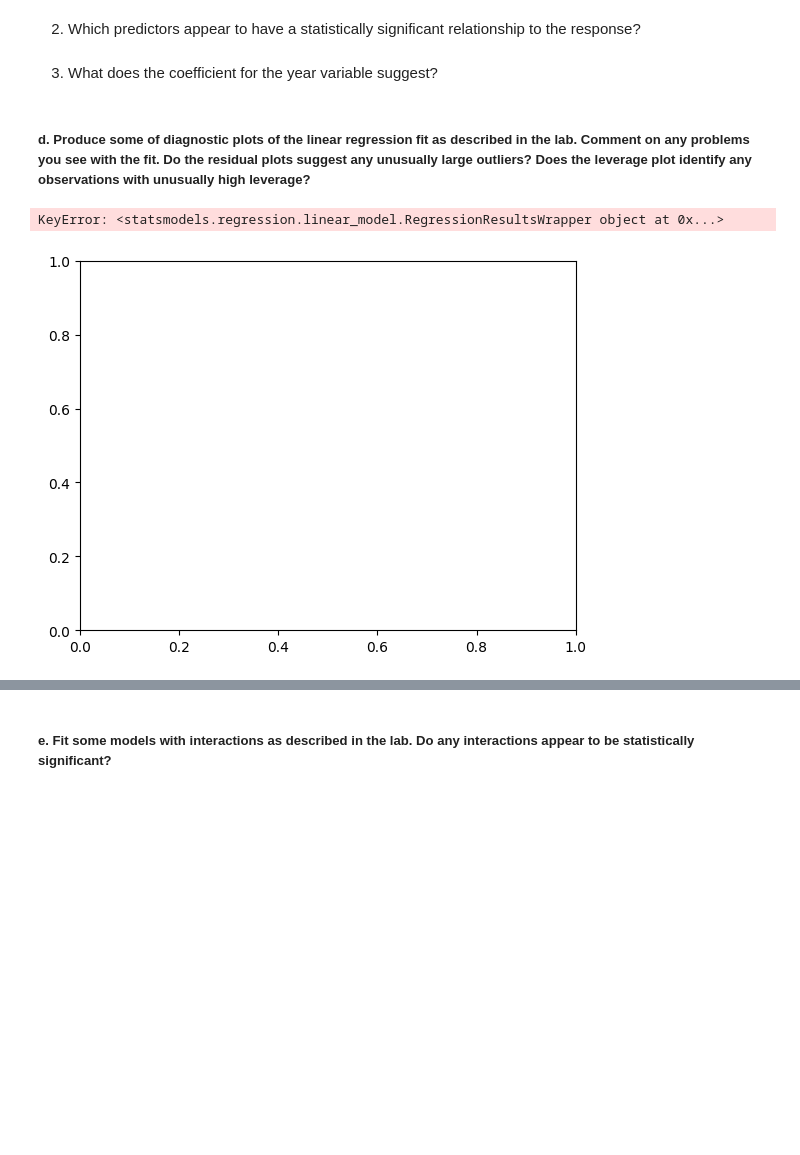
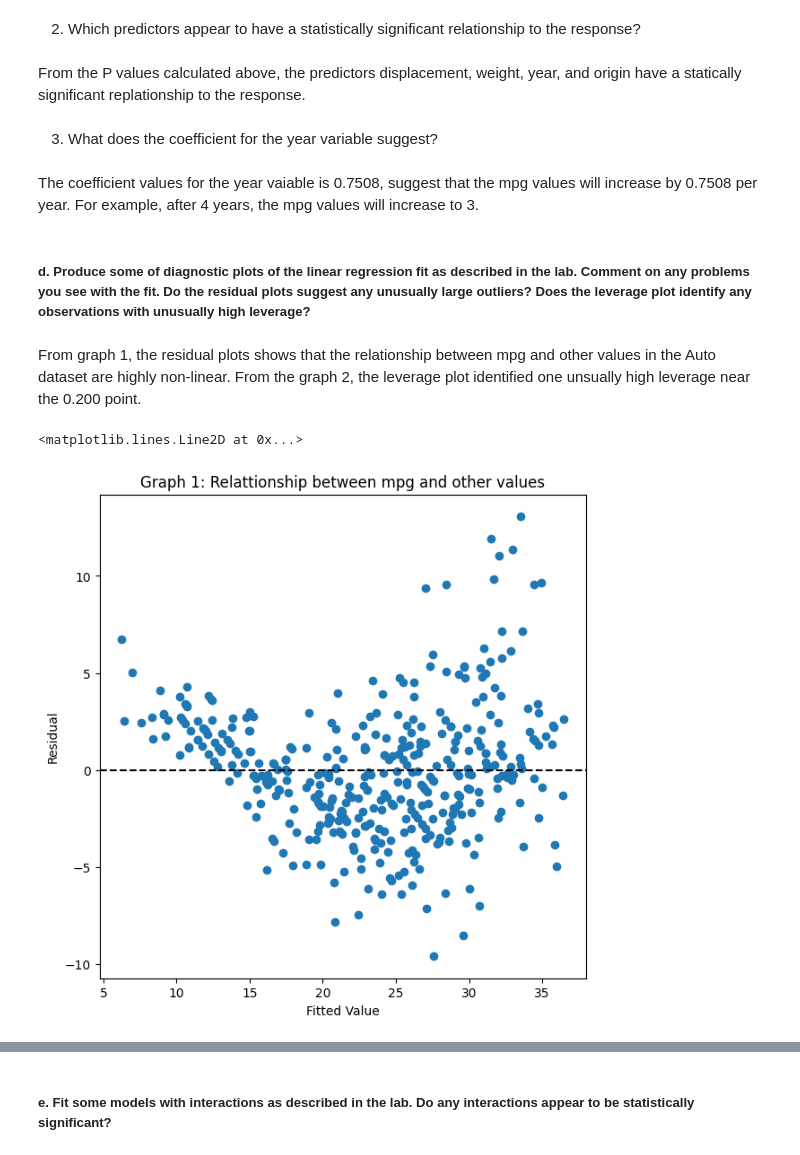
Before and after one commit to haily835/Comp-8590-Statistical-Learning, a Jupyter notebook: Assignment 2/Question 1 - Exercise 9.ipynb, the cells around one changed output, grey strips where cells are left out. Saved outputs shown, nothing was run; the diff lists cells and outputs as text; code cells hidden in the pictures; blank space fills up the shorter version.

```diff
--- a/Assignment 2/Question 1 - Exercise 9.ipynb
+++ b/Assignment 2/Question 1 - Exercise 9.ipynb
@@ -62,0 +45,3 @@ summarize(result)
+# %%
+model = smf.ols('mpg ~ cylinders + displacement + horsepower + weight + acceleration + year + origin', data=Auto).fit()
+summarize(model)
@@ -78,11 +74,22 @@ summarize(relationship)
 # %% [markdown]
 2. Which predictors appear to have a statistically significant relationship to the response?
+# %% [markdown]
+From the P values calculated above, the predictors displacement, weight, year, and origin have a statically significant replationship to the response.
 # %% [markdown]
 3. What does the coefficient for the year variable suggest?
+# %% [markdown]
+The coefficient values for the year vaiable is 0.7508, suggest that the mpg values will increase by 0.7508 per year. For example, after 4 years, the mpg values will increase to 3.
 # %% [markdown]
 ##### d. Produce some of diagnostic plots of the linear regression fit as described in the lab. Comment on any problems you see with the fit. Do the residual plots suggest any unusually large outliers? Does the leverage plot identify any observations with unusually high leverage?
-# %%
-Auto.plot.scatter(relationship, result)
-# %% [output]
-KeyError: <statsmodels.regression.linear_model.RegressionResultsWrapper object at 0x...>
-[figure, removed]
+# %% [markdown]
+From graph 1, the residual plots shows that the relationship between mpg and other values in the Auto dataset are highly non-linear. From the graph 2, the leverage plot identified one unsually high leverage near the 0.200 point.
+# %%
+ax = subplots(figsize=(7,7))[1]
+ax.title.set_text('Graph 1: Relattionship between mpg and other values')
+ax.scatter(model.fittedvalues, model.resid)
+ax.set_xlabel('Fitted Value')
+ax.set_ylabel('Residual')
+ax.axhline(0, c='k', ls='--')
+# %% [output]
+<matplotlib.lines.Line2D at 0x...>
+[figure, added]
```
Also changed, not shown: parts of 18 cells of this notebook.
